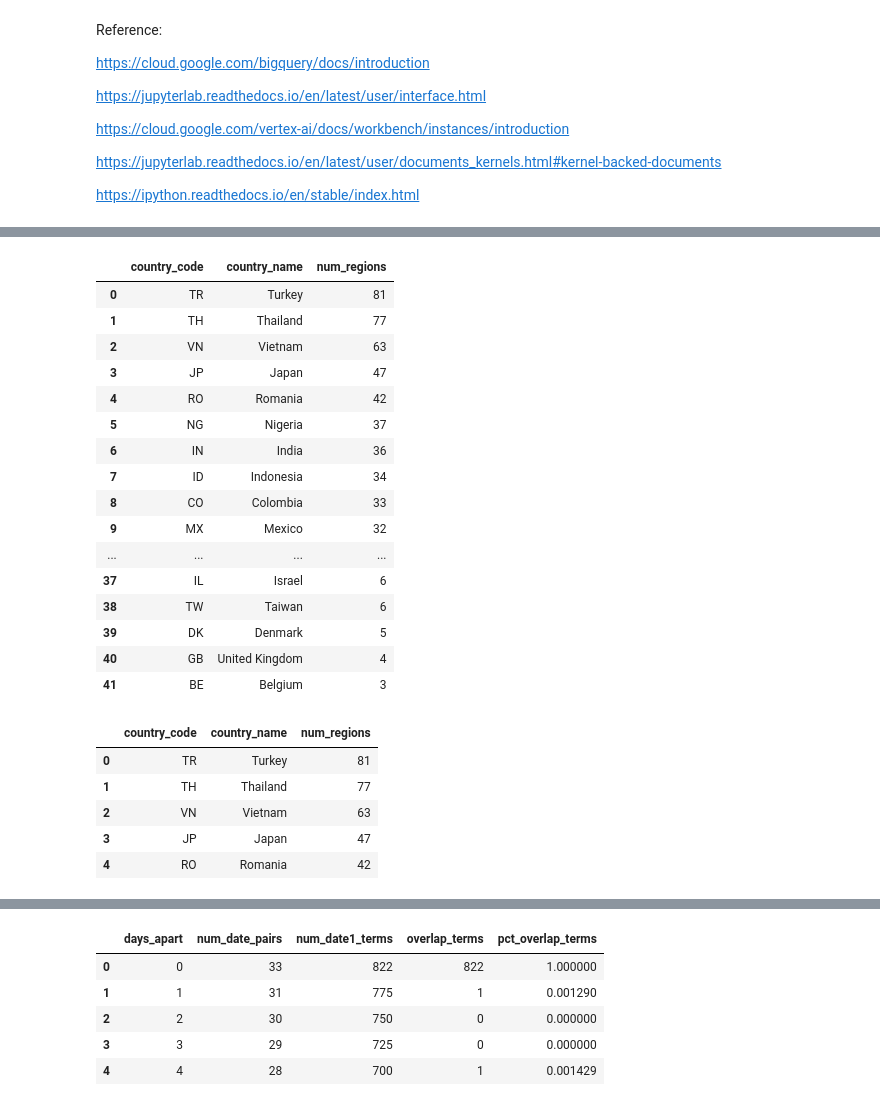
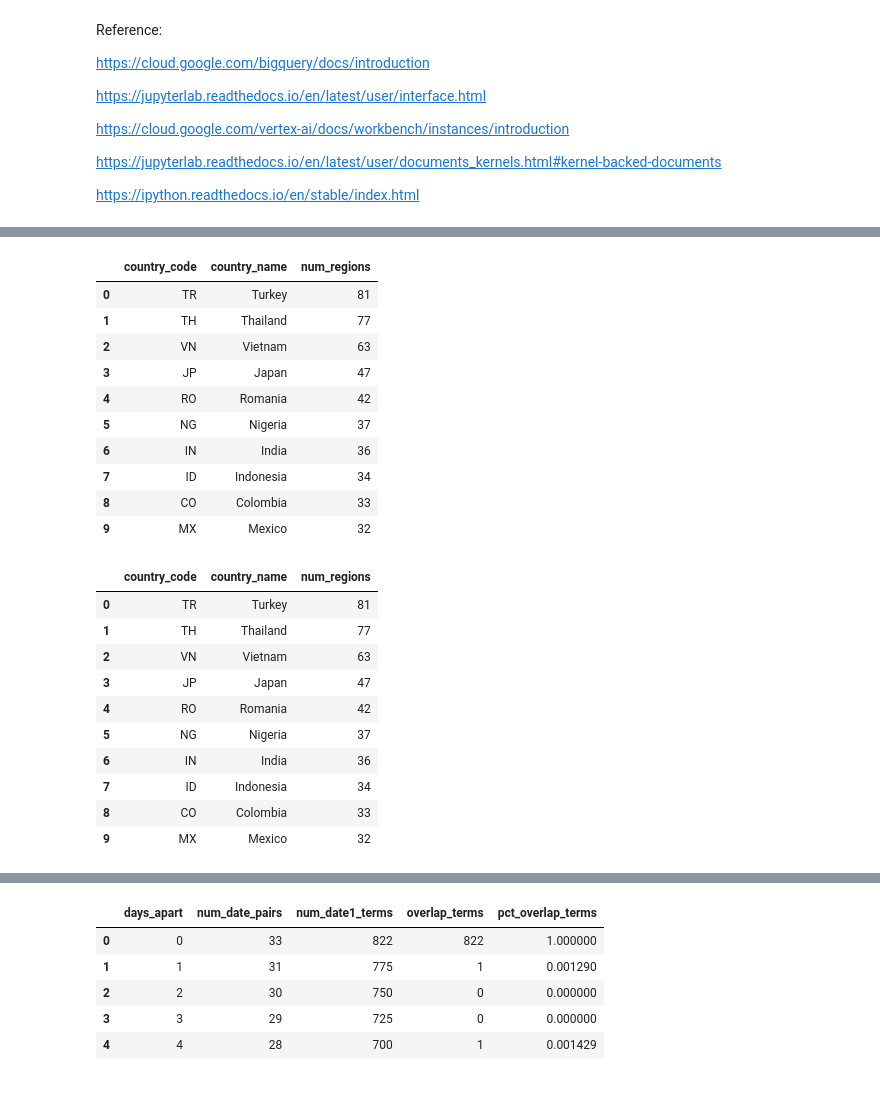
Before and after one commit to ant-laz/vertex-workbench-bigquery, a Jupyter notebook: VertexWorkbenchBigQuery.ipynb, the cells around one changed output, grey strips where cells are left out. Drawn from its saved outputs; the diff is of its cells as text; code cells hidden in the pictures.

```diff
--- a/VertexWorkbenchBigQuery.ipynb
+++ b/VertexWorkbenchBigQuery.ipynb
@@ -90,36 +111,31 @@ https://cloud.google.com/python/docs/reference/bigquery/latest/magics
 # %%
 %%bigquery
 SELECT
   country_code,
   country_name,
   COUNT(DISTINCT region_code) AS num_regions
 FROM
   `bigquery-public-data.google_trends.international_top_terms`
 WHERE
   refresh_date = DATE_SUB(CURRENT_DATE, INTERVAL 1 DAY)
 GROUP BY
   country_code,
   country_name
 ORDER BY
-  num_regions DESC;
+  num_regions DESC
+  LIMIT 10;
 # %% [output]
 |  | country_code | country_name | num_regions |
 | 0 | TR | Turkey | 81 |
 | 1 | TH | Thailand | 77 |
 | 2 | VN | Vietnam | 63 |
 | 3 | JP | Japan | 47 |
 | 4 | RO | Romania | 42 |
 | 5 | NG | Nigeria | 37 |
 | 6 | IN | India | 36 |
 | 7 | ID | Indonesia | 34 |
 | 8 | CO | Colombia | 33 |
 | 9 | MX | Mexico | 32 |
-| ... | ... | ... | ... |
-| 37 | IL | Israel | 6 |
-| 38 | TW | Taiwan | 6 |
-| 39 | DK | Denmark | 5 |
-| 40 | GB | United Kingdom | 4 |
-| 41 | BE | Belgium | 3 |
 # %%
 %%bigquery regions_by_country
 SELECT
@@ -135,7 +151,7 @@ GROUP BY
 ORDER BY
   num_regions DESC;
 # %%
-regions_by_country.head()
+regions_by_country.head(n=10)
 # %% [output]
 |  | country_code | country_name | num_regions |
 | 0 | TR | Turkey | 81 |
@@ -143,4 +159,9 @@ regions_by_country.head()
 | 2 | VN | Vietnam | 63 |
 | 3 | JP | Japan | 47 |
 | 4 | RO | Romania | 42 |
+| 5 | NG | Nigeria | 37 |
+| 6 | IN | India | 36 |
+| 7 | ID | Indonesia | 34 |
+| 8 | CO | Colombia | 33 |
+| 9 | MX | Mexico | 32 |
 # %% [markdown]
```
Also changed, not shown: parts of 32 cells of this notebook.
